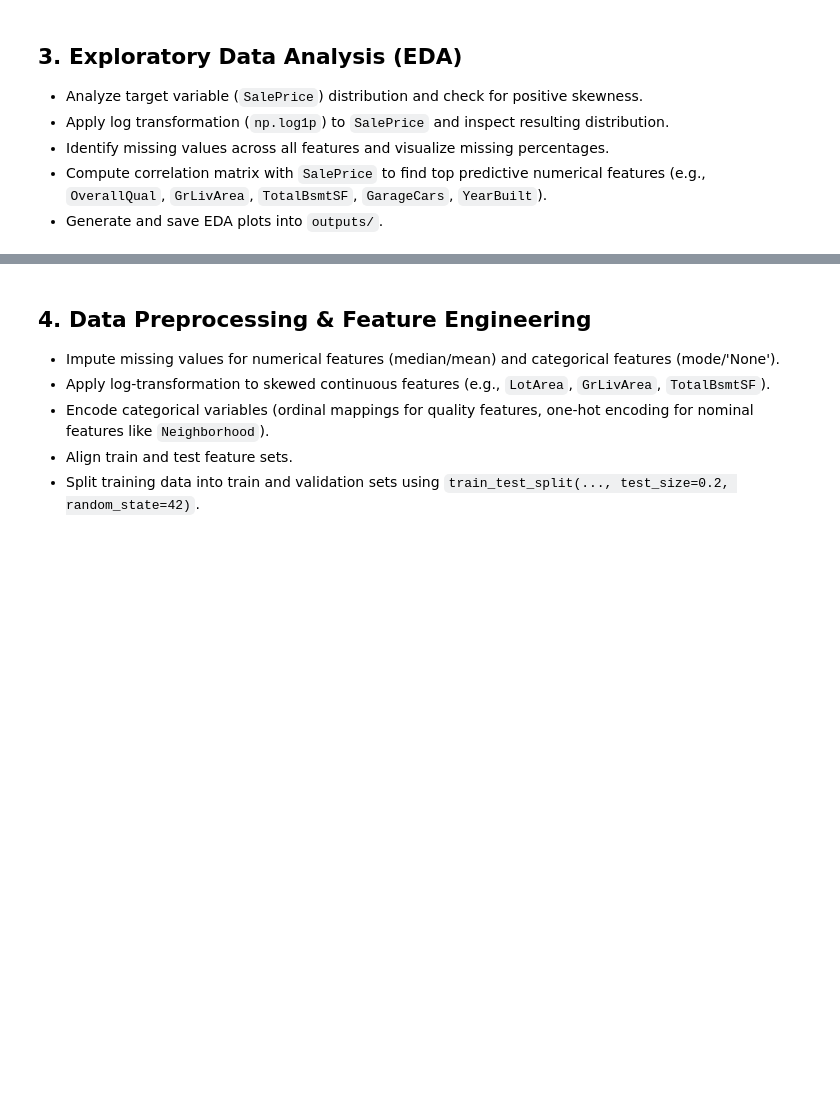
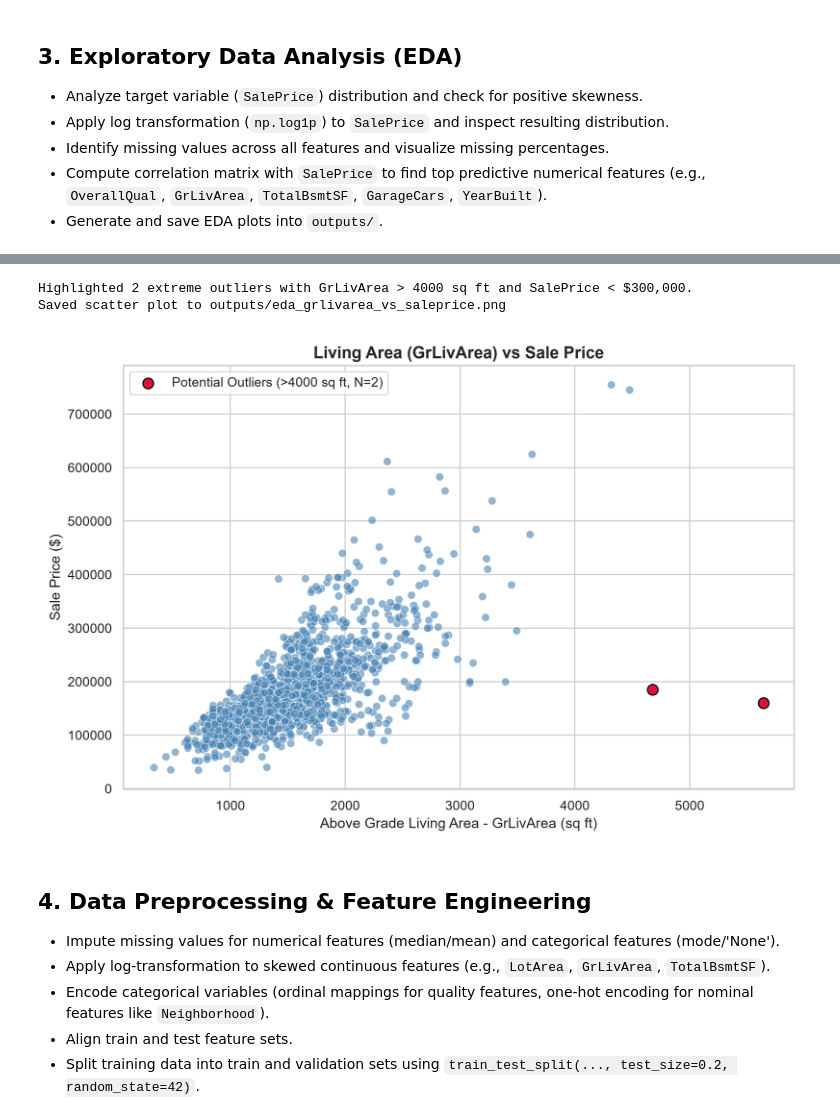
Before and after one commit to Mudasiriqbal-developer/Machine-Learning, a Jupyter notebook: ML Assingment Projects/House Price Prediction/house_price_prediction.ipynb, the cells around one changed output, grey strips where cells are left out. Drawn from its saved outputs; the diff is of its cells as text; code cells hidden in the pictures; blank space fills up the shorter version.

```diff
--- a/ML Assingment Projects/House Price Prediction/house_price_prediction.ipynb
+++ b/ML Assingment Projects/House Price Prediction/house_price_prediction.ipynb
@@ -29,3 +214,44 @@
+# %%
+# ==============================================================================
+# 6. EDA - GrLivArea vs SalePrice Scatter Plot
+# ==============================================================================
+plt.figure(figsize=(9, 6))
+
+# Scatter plot of Above Grade Living Area vs SalePrice
+sns.scatterplot(
+    data=train_df,
+    x="GrLivArea",
+    y="SalePrice",
+    color="steelblue",
+    alpha=0.6,
+    s=45
+)
+
+# Identify and highlight well-known Ames dataset extreme outliers (>4000 sq ft and SalePrice < 300,000)
+outliers = train_df[(train_df["GrLivArea"] > 4000) & (train_df["SalePrice"] < 300000)]
+plt.scatter(
+    outliers["GrLivArea"],
+    outliers["SalePrice"],
+    color="crimson",
+    s=80,
+    edgecolor="black",
+    label=f"Potential Outliers (>4000 sq ft, N={len(outliers)})"
+)
+
+# Clear title, labeled axes, and legend
+plt.title("Living Area (GrLivArea) vs Sale Price", fontsize=14, weight="bold")
+plt.xlabel("Above Grade Living Area - GrLivArea (sq ft)", fontsize=12)
+plt.ylabel("Sale Price ($)", fontsize=12)
+plt.legend(frameon=True, loc="upper left")
+plt.tight_layout()
+plt.savefig("outputs/eda_grlivarea_vs_saleprice.png", dpi=300)
+plt.close()
+print(f"Highlighted {len(outliers)} extreme outliers with GrLivArea > 4000 sq ft and SalePrice < $300,000.")
+print("Saved scatter plot to outputs/eda_grlivarea_vs_saleprice.png")
+# %% [output]
+Highlighted 2 extreme outliers with GrLivArea > 4000 sq ft and SalePrice < $300,000.
+Saved scatter plot to outputs/eda_grlivarea_vs_saleprice.png
+[figure, added]
 # %% [markdown]
 ## 4. Data Preprocessing & Feature Engineering
 - Impute missing values for numerical features (median/mean) and categorical features (mode/'None').
```
Also changed, not shown: parts of 11 cells of this notebook, 12 other files.
